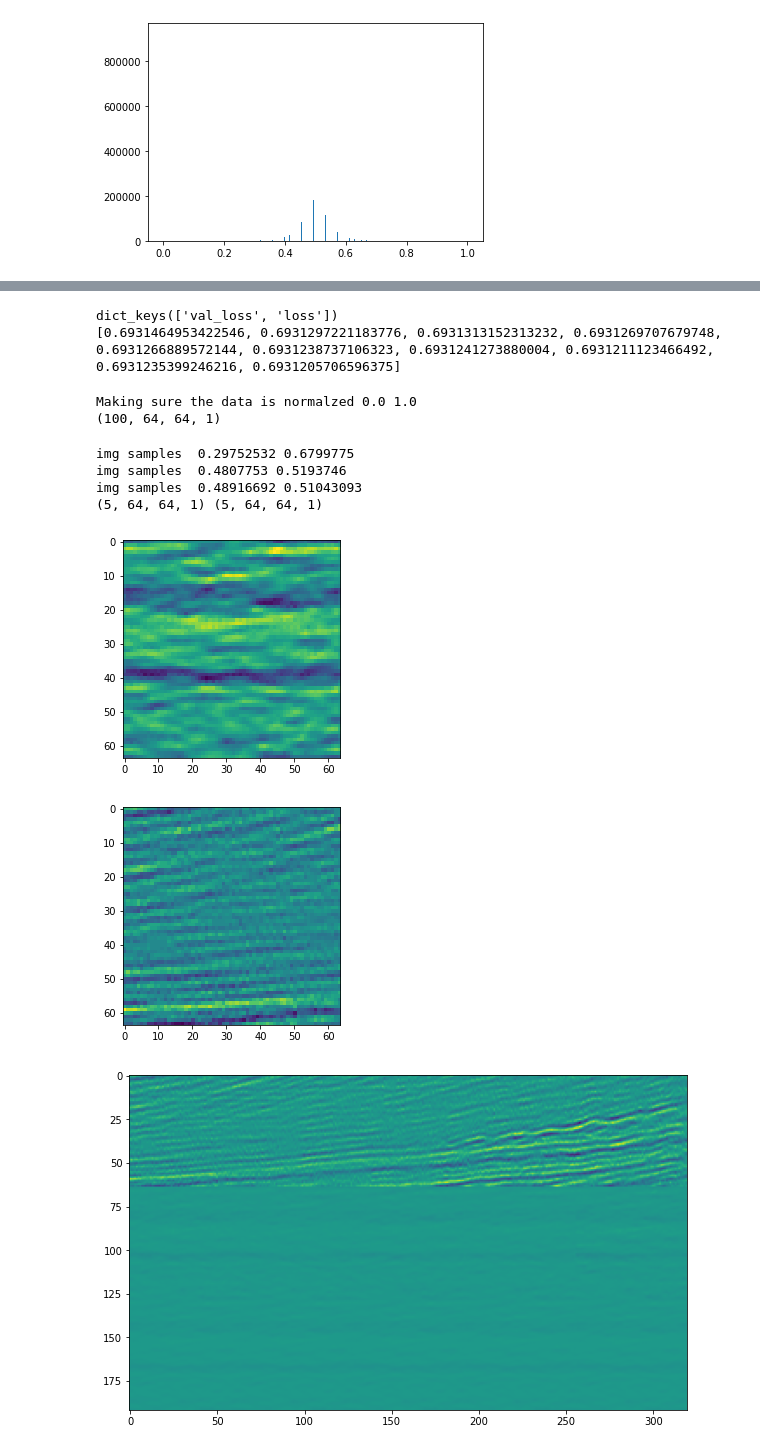
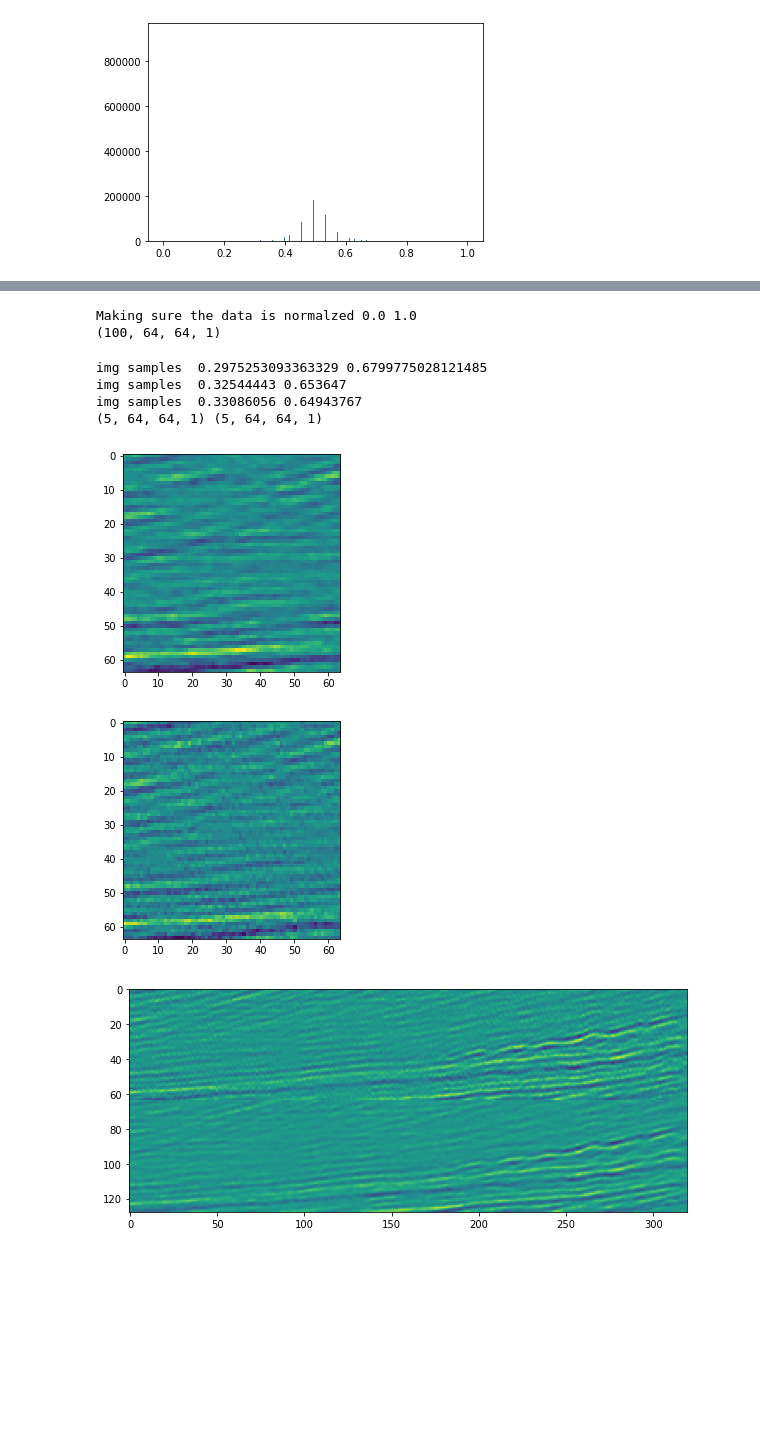
Before and after one commit to andykamp/quantify_seismic_similarity, a Jupyter notebook: notebooks/visualizing-seismic-using-a-variational-autoencoder.ipynb, the cells around one changed output, grey strips where cells are left out. Cells and saved outputs as stored; diff of their text form; code cells hidden in the pictures; blank space fills up the shorter version.

```diff
--- a/notebooks/visualizing-seismic-using-a-variational-autoencoder.ipynb
+++ b/notebooks/visualizing-seismic-using-a-variational-autoencoder.ipynb
@@ -15,6 +15,8 @@ from sklearn.datasets import load_digits
 from sklearn.preprocessing import StandardScaler
 from sklearn.decomposition import PCA
 from sklearn.pipeline import Pipeline
+import joblib
+import matplotlib.colors as colors
 
 # Path hack.
 import sys, os
@@ -26,13 +28,4 @@ from scripts.data_utils.grid_utils import pad_data_to_fit_patch,blockshaped, unb
 
 #load  seimsic data
 chapterName = "visualizing-seismic-using-a-variational-autoencoder"
-output_folder = "/Users/anderskampenes/Documents/Dokumenter/NTNU/MASTER/code/notebooks/" + chapterName
-
-#load  seimsic data
-data_cube = np.load("/Users/anderskampenes/Documents/Dokumenter/NTNU/MASTER/code/data/processed/f3_entire_int8.npy")
-
-
-print("img shape", data_cube.shape)
-
-directions, inline_samples, xline_samples, tline_samples,data, labels, num_samples, shape = generate_directional_dataset(data_cube)
-#print("labels", labels["inline"], labels["xline"], labels["tline"])
+output_folder = "/home/andykamp/master/quantify_seismic_similarity/notebooks/" + chapterName
@@ -41,0 +32,10 @@ img shape (651, 951, 462)
+# %%
+
+#load  seimsic data
+data_cube = np.load("/home/andykamp/master/quantify_seismic_similarity/data/processed/f3_entire_int8.npy")
+
+
+print("img shape", data_cube.shape)
+
+directions, inline_samples, xline_samples, tline_samples,data, labels, num_samples, shape = generate_directional_dataset(data_cube)
+#print("labels", labels["inline"], labels["xline"], labels["tline"])
@@ -200,29 +207,30 @@ plt.show()
 # %%
 img_shape = (patch_size, patch_size, 1)    # for MNIST
 batch_size = 16
-latent_dim = 512  # Number of latent dimension parameters
+latent_dim = 8  # Number of latent dimension parameters
+activation = 'relu'
 
 # Encoder architecture: Input -> Conv2D*4 -> Flatten -> Dense
 input_img = keras.Input(shape=img_shape)
 
 x = layers.Conv2D(32, 3,
                   padding='same',
-                  activation='relu')(input_img)
+                  activation=activation)(input_img)
 x = layers.Conv2D(64, 3,
                   padding='same',
-                  activation='relu',
+                  activation=activation,
                   strides=(2, 2))(x)
 x = layers.Conv2D(64, 3,
                   padding='same',
-                  activation='relu')(x)
+                  activation=activation)(x)
 x = layers.Conv2D(64, 3,
                   padding='same',
-                  activation='relu')(x)
+                  activation=activation)(x)
 # need to know the shape of the network here for the decoder
 shape_before_flattening = K.int_shape(x)
 
 x = layers.Flatten()(x)
-x = layers.Dense(1024, activation='relu')(x)
+x = layers.Dense(1024, activation=activation)(x)
 
 # Two outputs, latent mean and (log)variance
 z_mu = layers.Dense(latent_dim, name="z_mu")(x)
@@ -248,7 +260,7 @@ decoder_input = layers.Input(K.int_shape(z)[1:])
 
 # Expand to 784 total pixels
 x = layers.Dense(np.prod(shape_before_flattening[1:]),
-                 activation='relu')(decoder_input)
+                 activation=activation)(decoder_input)
 
 # reshape
 x = layers.Reshape(shape_before_flattening[1:])(x)
@@ -256,7 +268,7 @@ x = layers.Reshape(shape_before_flattening[1:])(x)
 # use Conv2DTranspose to reverse the conv layers from the encoder
 x = layers.Conv2DTranspose(32, 3,
                            padding='same',
-                           activation='relu',
+                           activation=activation,
                            strides=(2, 2))(x)
 x = layers.Conv2D(1, 3,
                   padding='same',
@@ -367,14 +376,11 @@ Epoch 10/10
 # %%
 # store model
 # serialize weights to HDF5
-#filename ="/Users/anderskampenes/Documents/Dokumenter/NTNU/MASTER/code/notebooks/visualizing-seismic-using-a-variational-autoencoder"+"/model_2.h5"
+filename =output_folder+"/model_64_64_8x8_1_000.h5"
 #vae.save_weights(filename)
 #print("Saved model to disk")
 
-#vae.load_weights(filename)
+vae.load_weights(filename)
 
-print(history.history.keys())
-print(history.history["loss"])
+#print(history.history.keys())
+#print(history.history["loss"])
-# %% [output]
-dict_keys(['val_loss', 'loss'])
-[0.6931464953422546, 0.6931297221183776, 0.6931313152313232, 0.6931269707679748, 0.6931266889572144, 0.6931238737106323, 0.6931241273880004, 0.6931211123466492, 0.6931235399246216, 0.6931205706596375]
@@ -392,43 +404,43 @@ encoder = Model(input_img, z_mu)
 vaeeee = Model(input_img, z_decoded)
 
 num_imgs = 5
-img_samples = X_train[50:50+num_imgs]
+img_samples = data[50:50+num_imgs].reshape(-1, 64, 64, 1)
 print("img samples ", np.min(img_samples), np.max(img_samples))
 #run vae through some of them
 reconstructions_vae = vaeeee.predict(img_samples)
 reconstructions_enc_dec =decoder.predict(encoder.predict(img_samples))
 print("img samples ", np.min(reconstructions_vae), np.max(reconstructions_vae))
 print("img samples ", np.min(reconstructions_enc_dec), np.max(reconstructions_enc_dec))
 
 print(reconstructions_vae.shape, reconstructions_enc_dec.shape)
 
 plt.imshow(decoder.predict(encoder.predict(img_samples))[0][:,:,0])
 plt.show()
 plt.imshow(img_samples[0][:,:,0])
 plt.show()
 
-rec_list = [img_samples, reconstructions_vae, reconstructions_enc_dec]
+rec_list = [img_samples, reconstructions_enc_dec]
 figure = np.zeros((patch_size * len(rec_list), patch_size * num_imgs))
 for i, rec_type in enumerate(rec_list):
     for j in range(num_imgs):
         x_decoded = rec_type[j]
         img = rec_type[j][:,:,0]
         figure[i * patch_size: (i + 1) * patch_size,
                j * patch_size: (j + 1) * patch_size] = img
 
 plt.figure(figsize=(10, 10))
 plt.imshow(figure)
 plt.show()
 #plt.imshow(reconstructions[5].reshape(patch_size, patch_size))
 #plt.show()
 # %% [output]
-img samples  0.29752532 0.6799775
-img samples  0.4807753 0.5193746
-img samples  0.48916692 0.51043093
+img samples  0.2975253093363329 0.6799775028121485
+img samples  0.32544443 0.653647
+img samples  0.33086056 0.64943767
 (5, 64, 64, 1) (5, 64, 64, 1)
-[figure, old version]
+[figure, new version]
 [figure]
-[figure, old version]
+[figure, new version]
 # %%
 
 
```
Also changed, not shown: parts of 28 cells of this notebook.
